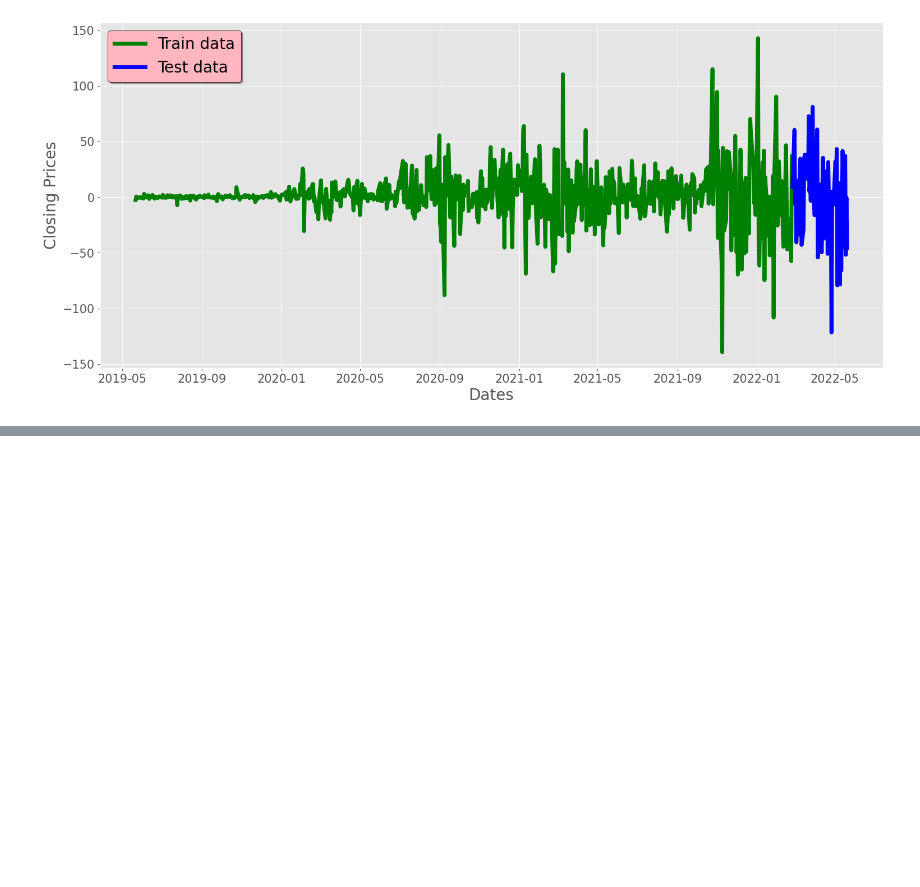
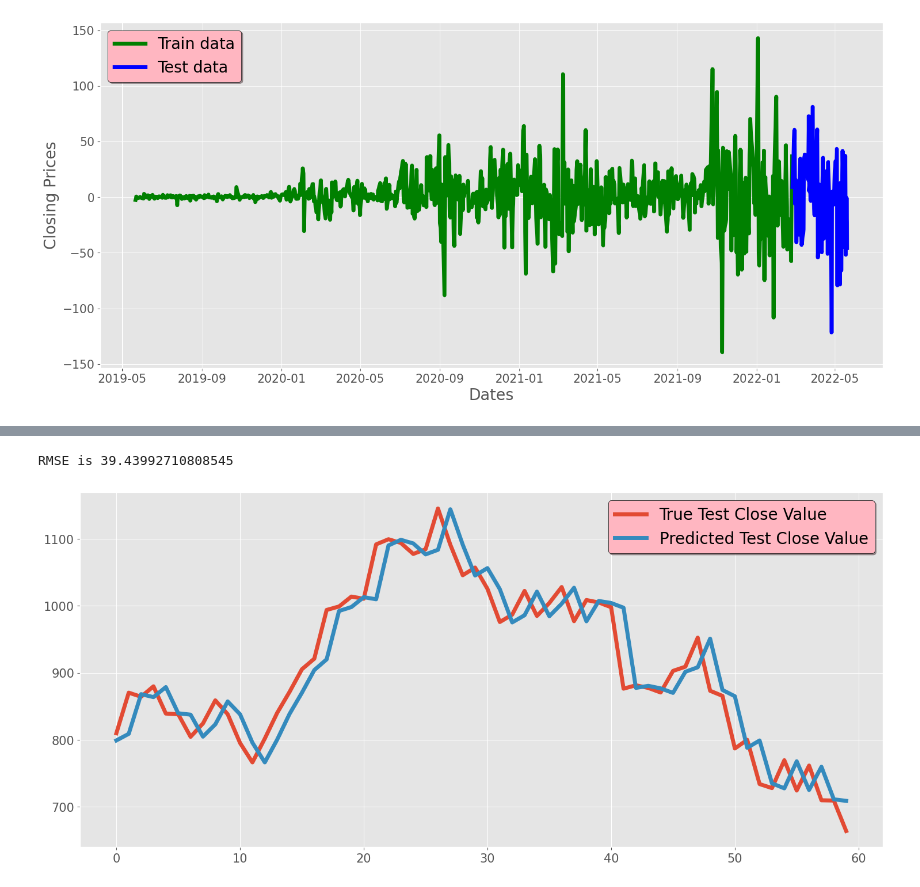
Before and after one commit to tejas05in/pwskills-Data_Science_Masters, a Jupyter notebook: Time_Series/Time_Series_EDA_&_Model_building.ipynb, the cells around one changed output, grey strips where cells are left out. Cells and saved outputs as stored; diff of their text form; code cells hidden in the pictures; blank space fills up the shorter version.

Commit message:
Time Series ARIMA and SARIMAX

```diff
--- a/Time_Series/Time_Series_EDA_&_Model_building.ipynb
+++ b/Time_Series/Time_Series_EDA_&_Model_building.ipynb
@@ -381,0 +429,2 @@ plt.legend(fontsize = 20 , shadow = True , facecolor = 'lightpink' , edgecolor =
+# %%
+model = model.fit()
@@ -381,0 +472,9 @@ plt.legend(fontsize = 20 , shadow = True , facecolor = 'lightpink' , edgecolor =
+# %%
+p_value = range(0,3)
+d_value = range(0,3)
+q_value = range(0,3)
+# %%
+for i in p_value:
+    for j in d_value:
+        for k in q_value:
+            print(i,j,k)
@@ -381,0 +555,23 @@ plt.legend(fontsize = 20 , shadow = True , facecolor = 'lightpink' , edgecolor =
+# %%
+history = [x for x in train_data]
+predictions = list()
+for i in range(len(test_data)):
+    model = ARIMA(history,order=(2,0,0))
+    model = model.fit()
+    fc = model.forecast()
+    predictions.append(fc)
+    history.append(test_data[i])
+print(f"RMSE is {np.sqrt(mean_squared_error(test_data,predictions))}")
+# %% [output]
+RMSE is 39.43992710808545
+# %%
+plt.figure(figsize=(18,8))
+plt.grid(True)
+plt.plot(range(len(test_data)),test_data,label = 'True Test Close Value' , linewidth = 5)
+plt.plot(range(len(predictions)),predictions,label = 'Predicted Test Close Value' , linewidth = 5)
+plt.xticks(fontsize = 15)
+plt.yticks(fontsize = 15)
+plt.legend(fontsize = 20 , shadow = True , facecolor = 'lightpink' , edgecolor = 'k')
+plt.show()
+# %% [output]
+[figure, added]
```
Also changed, not shown: parts of 23 cells of this notebook, 2 other files.
